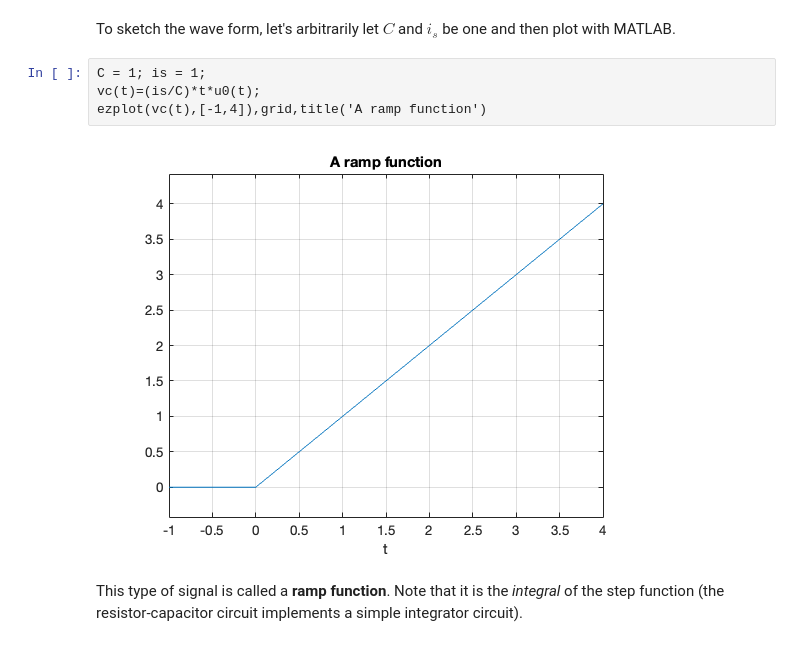
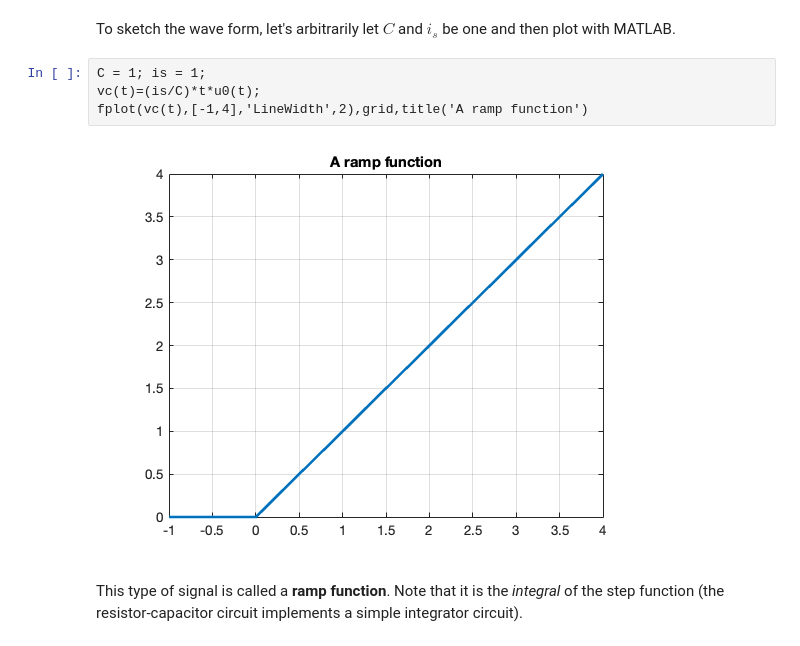
Before and after one commit to cpjobling/eg-150-textbook, a Jupyter notebook: _sources/signals_and_systems/elementary_signals/index.ipynb, the cells around one changed output. Cells and saved outputs as stored; diff of their text form.

```diff
--- a/_sources/signals_and_systems/elementary_signals/index.ipynb
+++ b/_sources/signals_and_systems/elementary_signals/index.ipynb
@@ -163,9 +164,9 @@ To sketch the wave form, let's arbitrarily let $C$ and $i_s$ be one and then plo
 # %%
 C = 1; is = 1;
 vc(t)=(is/C)*t*u0(t);
-ezplot(vc(t),[-1,4]),grid,title('A ramp function')
+fplot(vc(t),[-1,4],'LineWidth',2),grid,title('A ramp function')
 # %% [output]
-[figure, old version]
+[figure, new version]
 # %% [markdown]
 This type of signal is called a **ramp function**. Note that it is the *integral* of the step function (the resistor-capacitor circuit implements a simple integrator circuit).
 # %% [markdown]
```
Also changed, not shown: parts of 7 cells of this notebook, 42 other files.
